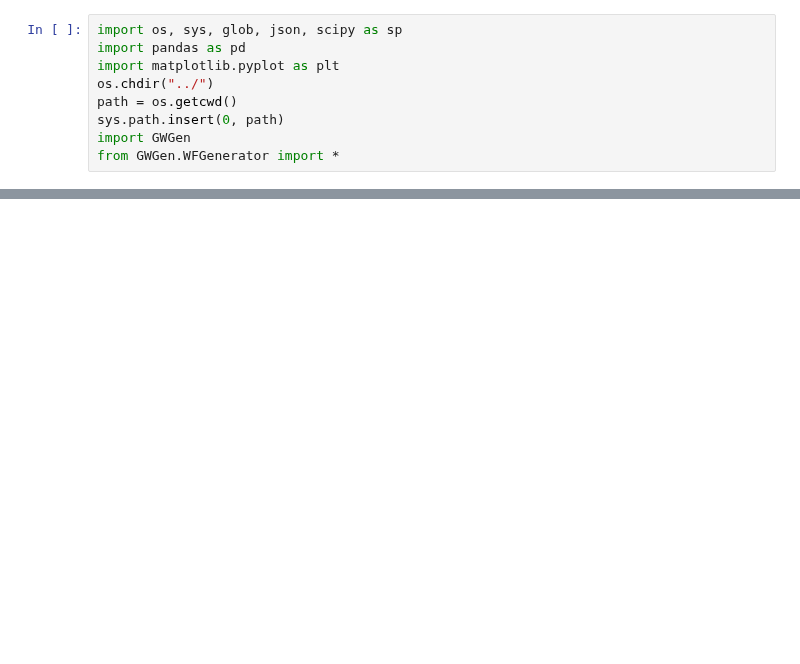
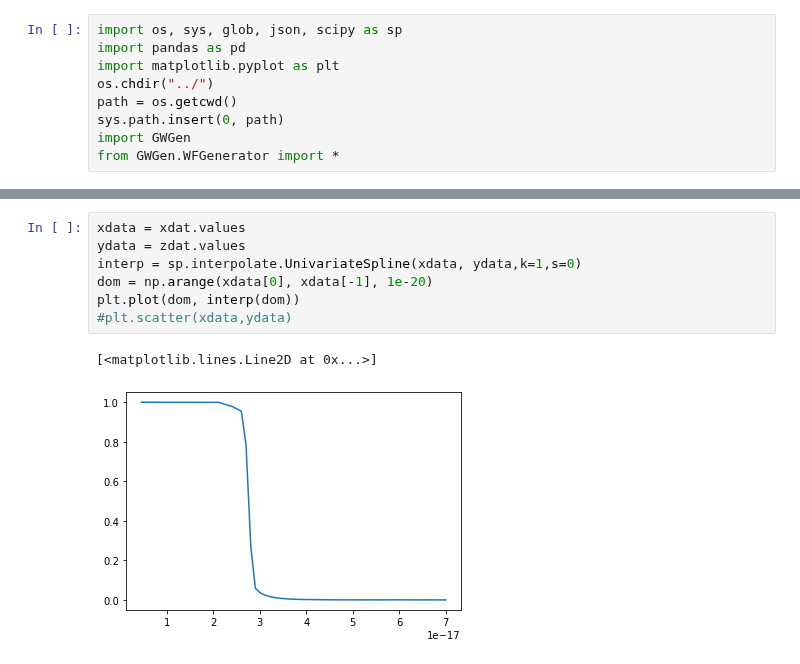
Before and after one commit to Shaun-F/GWGenerator, a Jupyter notebook: debugging/Analysis.ipynb, the cells around one changed output, grey strips where cells are left out. Cells and saved outputs as stored; diff of their text form; blank space fills up the shorter version.

```diff
--- a/debugging/Analysis.ipynb
+++ b/debugging/Analysis.ipynb
@@ -70,0 +99,10 @@ plt.scatter(xdat,zdat)
+# %%
+xdata = xdat.values
+ydata = zdat.values
+interp = sp.interpolate.UnivariateSpline(xdata, ydata,k=1,s=0)
+dom = np.arange(xdata[0], xdata[-1], 1e-20)
+plt.plot(dom, interp(dom))
+#plt.scatter(xdata,ydata)
+# %% [output]
+[<matplotlib.lines.Line2D at 0x...>]
+[figure, added]
```
Also changed, not shown: parts of 4 cells of this notebook, 5 other files.
